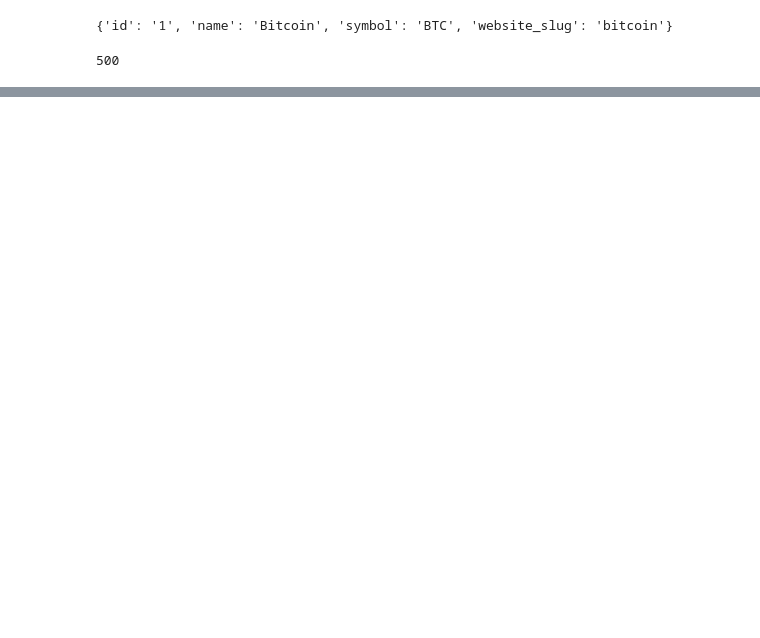
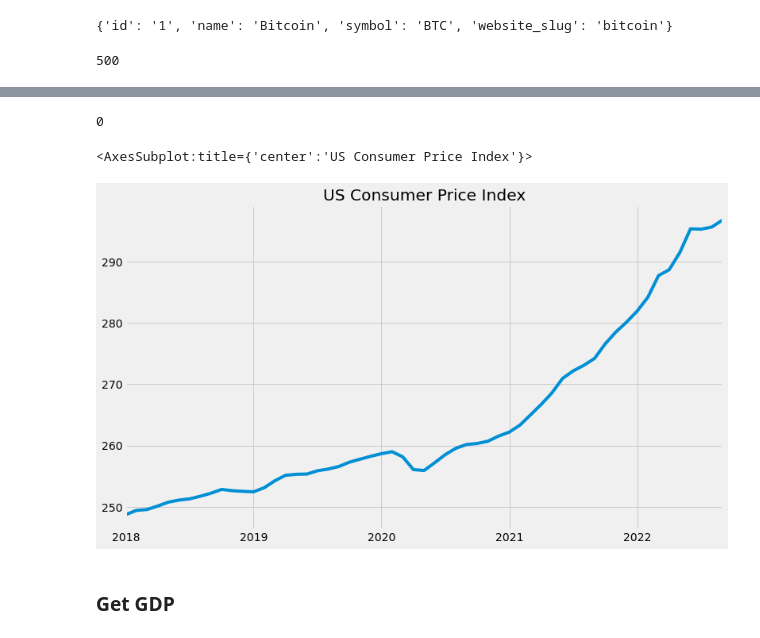
Before and after one commit to gadam/fintech_project_1, a Jupyter notebook: source/crypto_predictor.ipynb, the cells around one changed output, grey strips where cells are left out. Cells and saved outputs as stored; diff of their text form; code cells hidden in the pictures; blank space fills up the shorter version.

```diff
--- a/source/crypto_predictor.ipynb
+++ b/source/crypto_predictor.ipynb
@@ -79,0 +158,2 @@ df.shape
+# %%
+cpi_df = fred.get_series("CPIAUCSL", observation_start=start_date)
@@ -79,0 +176,11 @@ df.shape
+# %%
+cpi_df.isna().sum()
+# %% [output]
+0
+# %%
+cpi_df.plot(figsize=(12, 7), title="US Consumer Price Index")
+# %% [output]
+<AxesSubplot:title={'center':'US Consumer Price Index'}>
+[figure, added]
+# %% [markdown]
+### Get GDP
```
Also changed, not shown: parts of 43 cells of this notebook.
